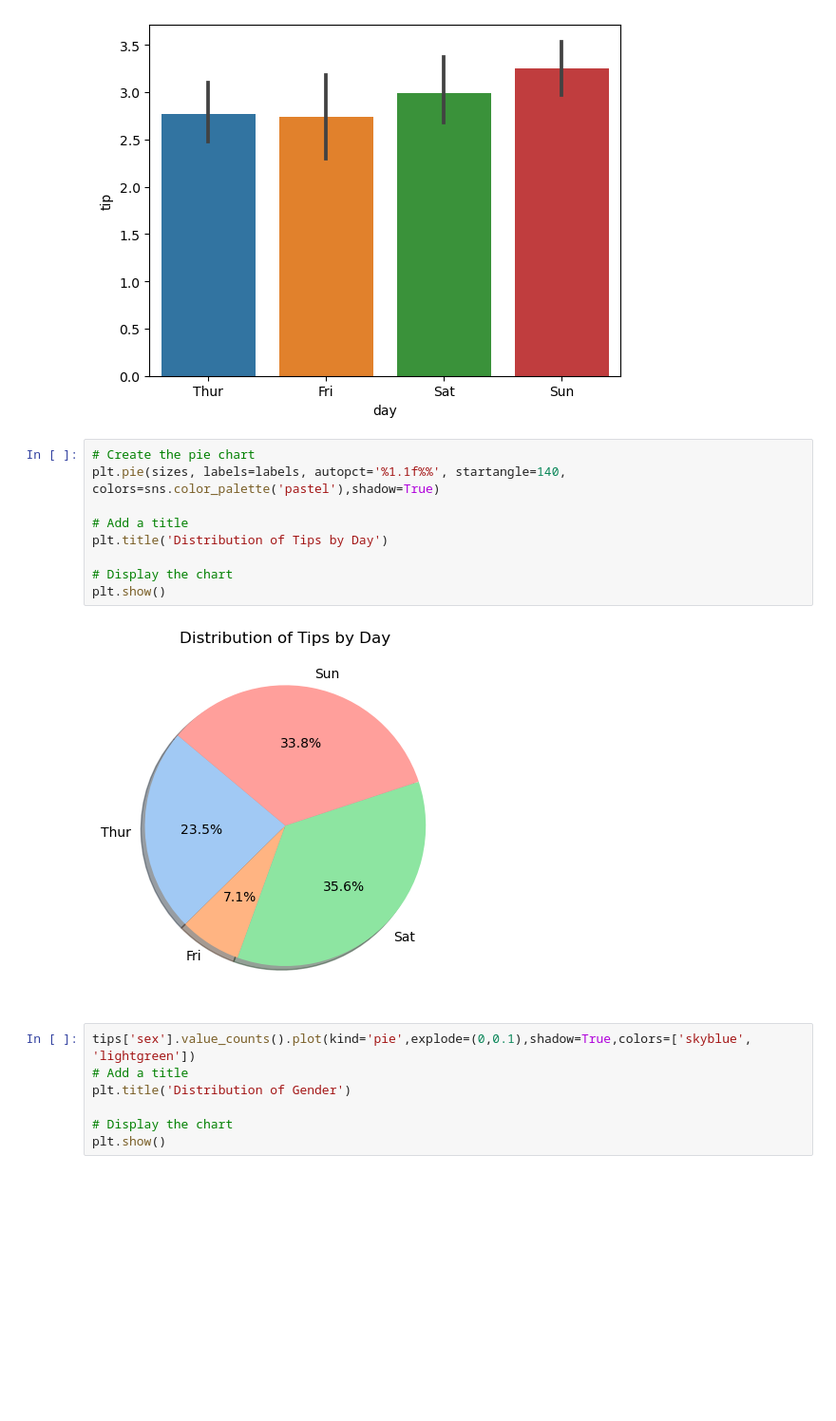
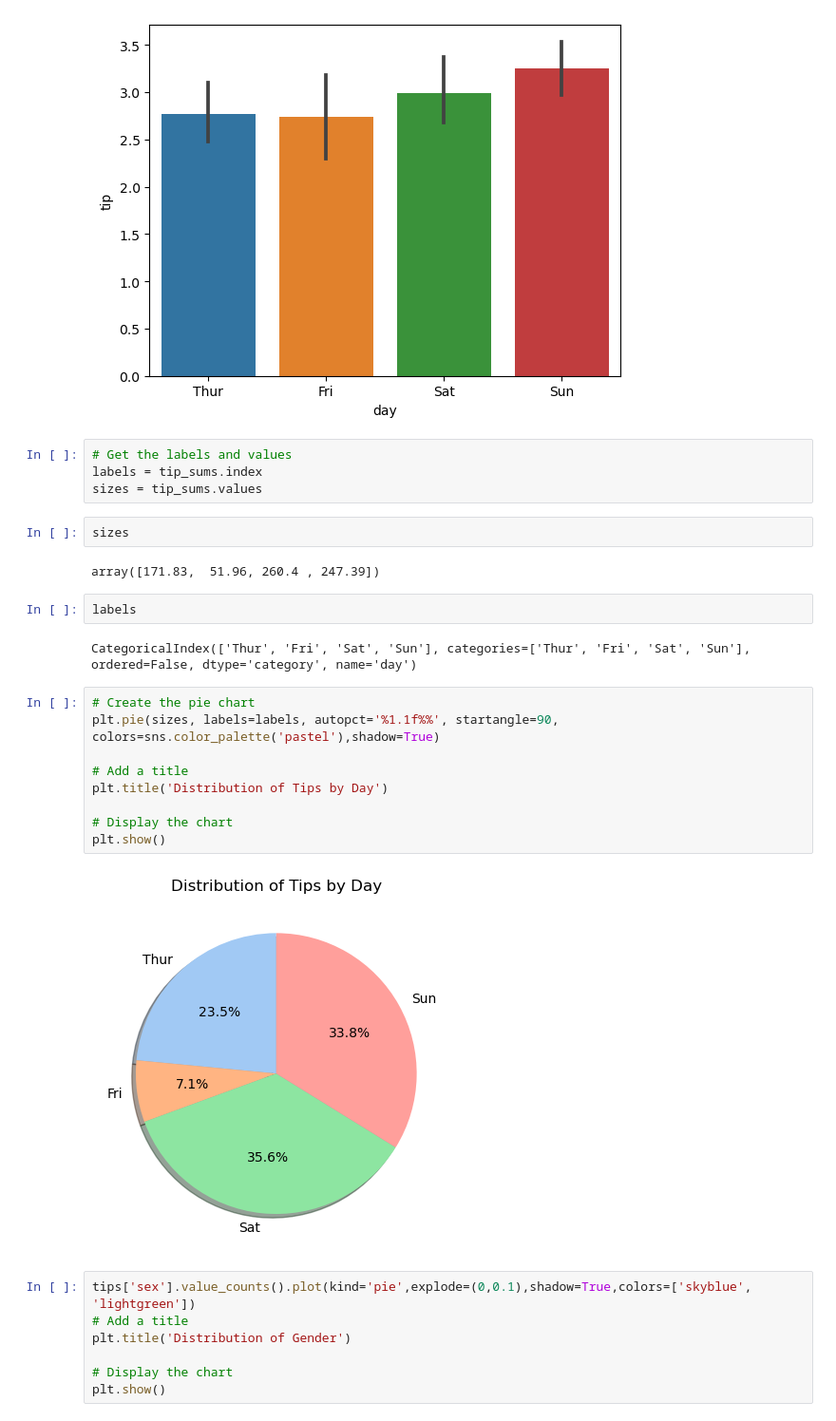
Before and after one commit to nayana142/Data-Science-Progression, a Jupyter notebook: 3. Data Visualization/Seaborn_Beginner.ipynb, the cells around one changed output. Shown at 95% size. Drawn from its saved outputs; the diff is of its cells as text; blank space fills up the shorter version.

```diff
--- a/3. Data Visualization/Seaborn_Beginner.ipynb
+++ b/3. Data Visualization/Seaborn_Beginner.ipynb
@@ -153,17 +197,29 @@ sns.barplot(x='day',y='tip',data=tips)
 # %% [output]
 <Axes: xlabel='day', ylabel='tip'>
 [figure]
+# %%
+# Get the labels and values
+labels = tip_sums.index
+sizes = tip_sums.values
+# %%
+sizes
+# %% [output]
+array([171.83,  51.96, 260.4 , 247.39])
+# %%
+labels
+# %% [output]
+CategoricalIndex(['Thur', 'Fri', 'Sat', 'Sun'], categories=['Thur', 'Fri', 'Sat', 'Sun'], ordered=False, dtype='category', name='day')
 # %%
 # Create the pie chart
-plt.pie(sizes, labels=labels, autopct='%1.1f%%', startangle=140, colors=sns.color_palette('pastel'),shadow=True)
+plt.pie(sizes, labels=labels, autopct='%1.1f%%', startangle=90, colors=sns.color_palette('pastel'),shadow=True)
 
 # Add a title
 plt.title('Distribution of Tips by Day')
 
 # Display the chart
 plt.show()
 # %% [output]
-[figure, old version]
+[figure, new version]
 # %%
 tips['sex'].value_counts().plot(kind='pie',explode=(0,0.1),shadow=True,colors=['skyblue', 'lightgreen'])
 # Add a title
```
Also changed, not shown: parts of 10 cells of this notebook, 31 other files.
